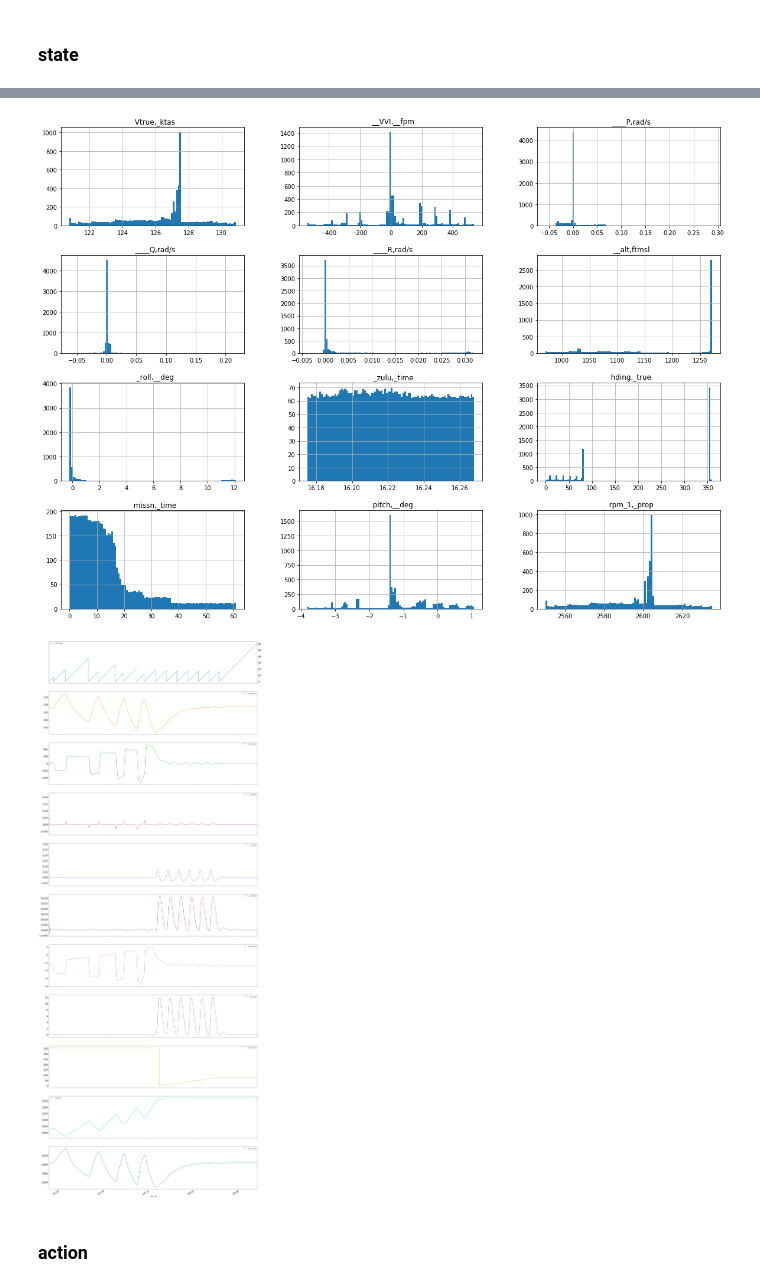
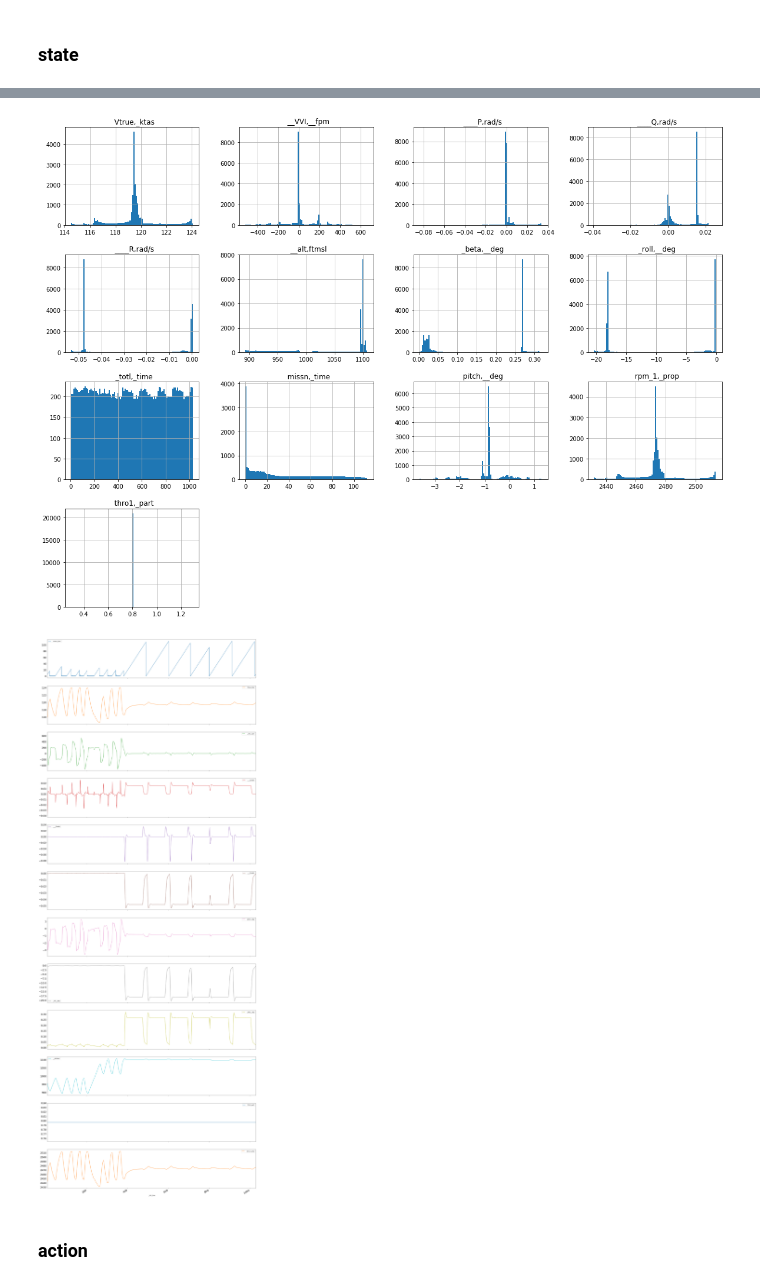
Before and after one commit to CrowdSalat/ann-dynamical-systems, a Jupyter notebook: explore_xplane_data.ipynb, the cells around one changed output, grey strips where cells are left out. Saved outputs shown, nothing was run; the diff lists cells and outputs as text; code cells hidden in the pictures.

```diff
--- a/explore_xplane_data.ipynb
+++ b/explore_xplane_data.ipynb
@@ -119,0 +137,4 @@ trainingsset_00.csv: is ok.
+# %%
+print('Name file to view:')
+slist = %sx read -p ''
+current_file = slist[0]
@@ -162,8 +159,10 @@ df_actions = load_xplane_csv(actions)
 # %%
 m_time      = '   missn,_time '
 z_time      = '   _zulu,_time '
+t_time      = '   _totl,_time '
 yaw_v       = '   ____Q,rad/s '
-yaw_deg     = '   hding,_true '
+heading_mag = '   hding,__mag '
+yaw_deg     = '   _beta,__deg '
 roll_deg    = '   _roll,__deg '
 roll_v      = '   ____R,rad/s '
 pitch_deg   = '   pitch,__deg '
@@ -172,11 +171,12 @@ alt         = '   __alt,ftmsl '
 vv          = '   __VVI,__fpm '
 v           = '   Vtrue,_ktas '
 rpm_prop    = '   rpm_1,_prop '
+throtte     = '   thro1,_part '
 
 # TODO add throt, part and throt, part2 to dataoutput
 
 state = [ m_time,
-          z_time,
+          t_time,
           yaw_v,
           yaw_deg,
           roll_deg,
@@ -187,12 +187,12 @@ state = [ m_time,
           alt,
           v,
           rpm_prop,
-          #TODO add throttle
+          throtte,
         ]
 
 #all_columns = headers[file0]
 
-df = load_xplane_csv(file0, state)
+df = load_xplane_csv(current_file, state)
 
 shape = df.shape
 min_val = df.max(axis=0)
@@ -210,3 +248,14 @@ df.head(2)
+# %%
+def save_plots_before_show(diagramm_name):
+  diagramm_suffix = current_file[:-4] + '_'
+  diagramm_folder = './diagramms'
+
+  if not os.path.exists(diagramm_folder):
+      os.makedirs(diagramm_folder)
+
+  plt.savefig(diagramm_folder + '/' + diagramm_suffix + diagramm_name +'.pdf')
+  plt.savefig(diagramm_folder + '/' + diagramm_suffix + diagramm_name +'.svg')
+  plt.savefig(diagramm_folder + '/' + diagramm_suffix + diagramm_name +'.png')
 # %% [markdown]
 ### state
 # %%
@@ -224,16 +273,15 @@ df.describe()
 # %%
 df.hist(bins=100, figsize=(20,15))
+save_plots_before_show('state_histogramm')
 plt.show()
 # %% [output]
-[figure, old version]
+[figure, new version]
 # %%
-%matplotlib inline
-# only in a Jupyter notebook
-import matplotlib.pyplot as plt
-
-df.plot.line(x=z_time, subplots = True, figsize = (30, 90), secondary_y=m_time, fontsize=20,legend=True );
+df.plot.line(x=t_time, subplots = True, figsize = (30, 90),  fontsize=20,legend=True )
+save_plots_before_show('state_timeline')
+plt.show()
 # %% [output]
-[figure, old version]
+[figure, new version]
 # %% [markdown]
 ### action
 # %%
```
Also changed, not shown: parts of 18 cells of this notebook.
